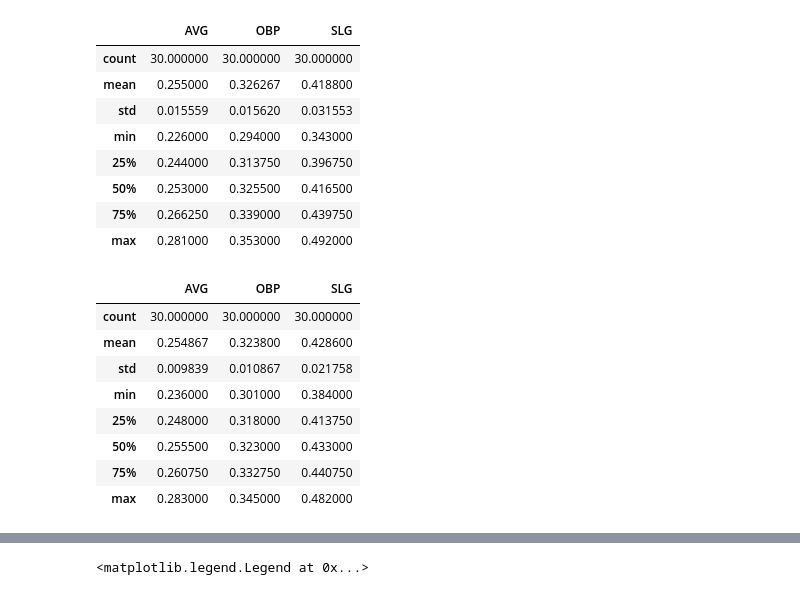
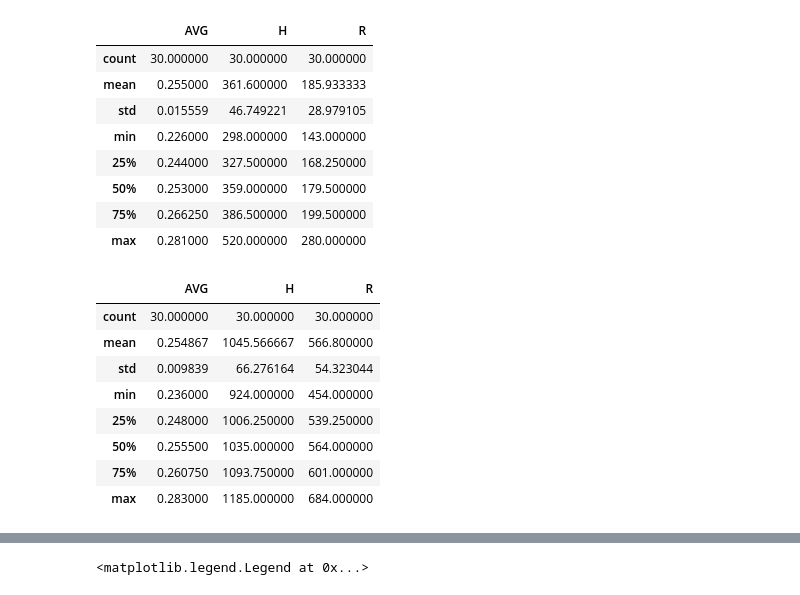
Before and after one commit to DFrancis84/Code_Louisville_Python, a Jupyter notebook: Code_Louisville_Project.ipynb, the cells around one changed output, grey strips where cells are left out. Cells and saved outputs as stored; diff of their text form; code cells hidden in the pictures.

```diff
--- a/Code_Louisville_Project.ipynb
+++ b/Code_Louisville_Project.ipynb
@@ -57,25 +86,25 @@ LHPavg = LHPab/LHPruns
 # %%
 # sets up table displaying a teams AVG to RUNS ratio
 teamsRunsvsAVGLHP = averageLHP[['TEAM', 'AVG','H', 'R']]
 teamsRunsvsAVGRHP = averageRHP[['TEAM', 'AVG', 'H', 'R']]
+#---------------------------------------------------------#
+display_side_by_side(teamsRunsvsAVGLHP.describe(), teamsRunsvsAVGRHP.describe())
+# %% [output]
+|  | AVG | H | R |
+| count | 30.000000 | 30.000000 | 30.000000 |
+| mean | 0.255000 | 361.600000 | 185.933333 |
+| std | 0.015559 | 46.749221 | 28.979105 |
+| min | 0.226000 | 298.000000 | 143.000000 |
+| 25% | 0.244000 | 327.500000 | 168.250000 |
+| 50% | 0.253000 | 359.000000 | 179.500000 |
+| 75% | 0.266250 | 386.500000 | 199.500000 |
+| max | 0.281000 | 520.000000 | 280.000000 |
+|  | AVG | H | R |
+| count | 30.000000 | 30.000000 | 30.000000 |
+| mean | 0.254867 | 1045.566667 | 566.800000 |
+| std | 0.009839 | 66.276164 | 54.323044 |
+| min | 0.236000 | 924.000000 | 454.000000 |
+| 25% | 0.248000 | 1006.250000 | 539.250000 |
+| 50% | 0.255500 | 1035.000000 | 564.000000 |
+| 75% | 0.260750 | 1093.750000 | 601.000000 |
+| max | 0.283000 | 1185.000000 | 684.000000 |
-# %%
-display_side_by_side(teamsAVGvsLHP.describe(), teamsAVGvsRHP.describe())
-# %% [output]
-|  | AVG | OBP | SLG |
-| count | 30.000000 | 30.000000 | 30.000000 |
-| mean | 0.255000 | 0.326267 | 0.418800 |
-| std | 0.015559 | 0.015620 | 0.031553 |
-| min | 0.226000 | 0.294000 | 0.343000 |
-| 25% | 0.244000 | 0.313750 | 0.396750 |
-| 50% | 0.253000 | 0.325500 | 0.416500 |
-| 75% | 0.266250 | 0.339000 | 0.439750 |
-| max | 0.281000 | 0.353000 | 0.492000 |
-|  | AVG | OBP | SLG |
-| count | 30.000000 | 30.000000 | 30.000000 |
-| mean | 0.254867 | 0.323800 | 0.428600 |
-| std | 0.009839 | 0.010867 | 0.021758 |
-| min | 0.236000 | 0.301000 | 0.384000 |
-| 25% | 0.248000 | 0.318000 | 0.413750 |
-| 50% | 0.255500 | 0.323000 | 0.433000 |
-| 75% | 0.260750 | 0.332750 | 0.440750 |
-| max | 0.283000 | 0.345000 | 0.482000 |
```
Also changed, not shown: parts of 6 cells of this notebook, 1 other file.
